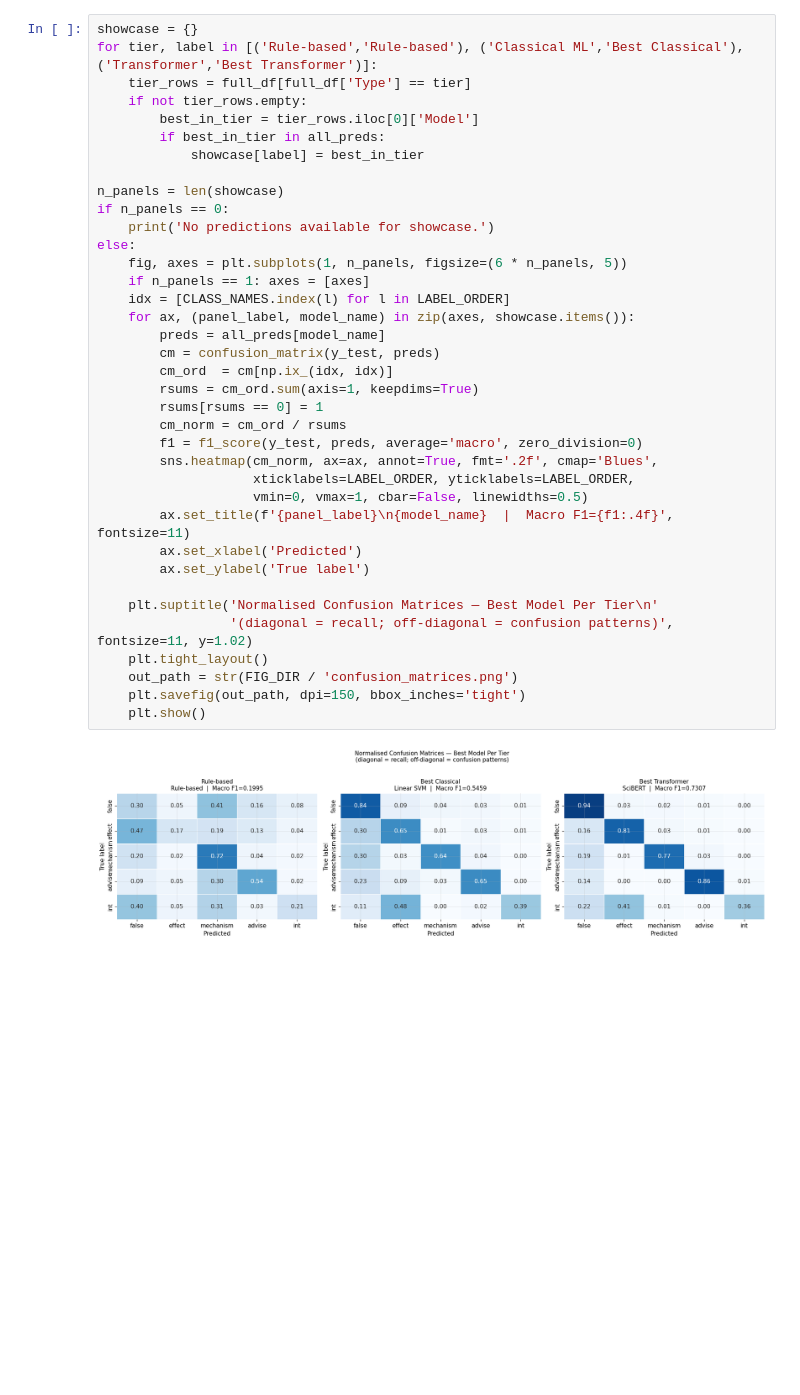
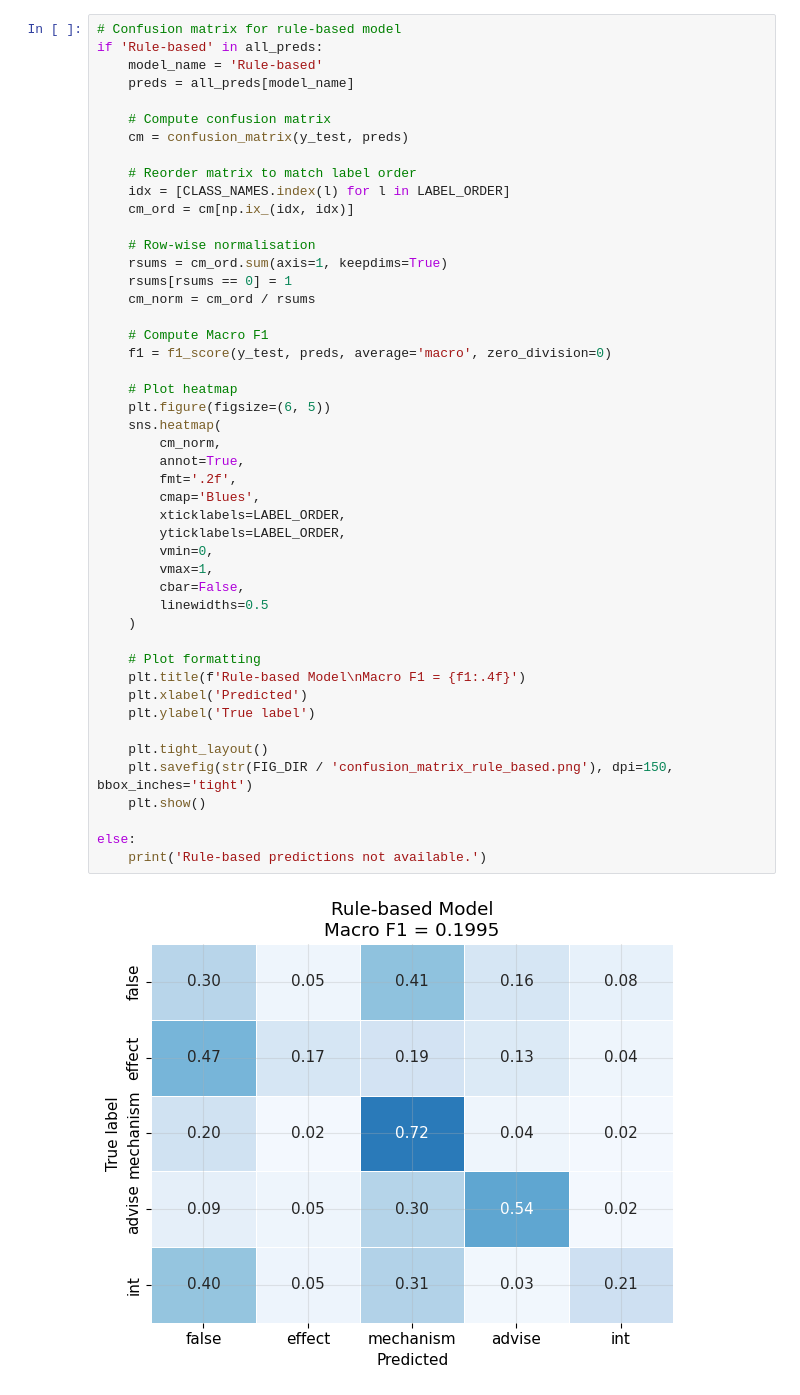
Before and after one commit to carinadesouza/drug_drug_interaction, a Jupyter notebook: notebooks/07_model_comparison.ipynb, the cells around one changed output. Saved outputs shown, nothing was run; the diff lists cells and outputs as text; blank space fills up the shorter version.

```diff
--- a/notebooks/07_model_comparison.ipynb
+++ b/notebooks/07_model_comparison.ipynb
@@ -534,39 +865,49 @@ The diagonal shows per-class recall; off-diagonal cells reveal confusion pattern
 # %%
-showcase = {}
-for tier, label in [('Rule-based','Rule-based'), ('Classical ML','Best Classical'), ('Transformer','Best Transformer')]:
-    tier_rows = full_df[full_df['Type'] == tier]
-    if not tier_rows.empty:
-        best_in_tier = tier_rows.iloc[0]['Model']
-        if best_in_tier in all_preds:
-            showcase[label] = best_in_tier
+# Confusion matrix for rule-based model
+if 'Rule-based' in all_preds:
+    model_name = 'Rule-based'
+    preds = all_preds[model_name]
 
-n_panels = len(showcase)
-if n_panels == 0:
-    print('No predictions available for showcase.')
+    # Compute confusion matrix
+    cm = confusion_matrix(y_test, preds)
+
+    # Reorder matrix to match label order
+    idx = [CLASS_NAMES.index(l) for l in LABEL_ORDER]
+    cm_ord = cm[np.ix_(idx, idx)]
+
+    # Row-wise normalisation
+    rsums = cm_ord.sum(axis=1, keepdims=True)
+    rsums[rsums == 0] = 1
+    cm_norm = cm_ord / rsums
+
+    # Compute Macro F1
+    f1 = f1_score(y_test, preds, average='macro', zero_division=0)
+
+    # Plot heatmap
+    plt.figure(figsize=(6, 5))
+    sns.heatmap(
+        cm_norm,
+        annot=True,
+        fmt='.2f',
+        cmap='Blues',
+        xticklabels=LABEL_ORDER,
+        yticklabels=LABEL_ORDER,
+        vmin=0,
+        vmax=1,
+        cbar=False,
+        linewidths=0.5
+    )
+
+    # Plot formatting
+    plt.title(f'Rule-based Model\nMacro F1 = {f1:.4f}')
+    plt.xlabel('Predicted')
+    plt.ylabel('True label')
+
+    plt.tight_layout()
+    plt.savefig(str(FIG_DIR / 'confusion_matrix_rule_based.png'), dpi=150, bbox_inches='tight')
+    plt.show()
+
 else:
-    fig, axes = plt.subplots(1, n_panels, figsize=(6 * n_panels, 5))
-    if n_panels == 1: axes = [axes]
-    idx = [CLASS_NAMES.index(l) for l in LABEL_ORDER]
-    for ax, (panel_label, model_name) in zip(axes, showcase.items()):
-        preds = all_preds[model_name]
-        cm = confusion_matrix(y_test, preds)
-        cm_ord  = cm[np.ix_(idx, idx)]
-        rsums = cm_ord.sum(axis=1, keepdims=True)
-        rsums[rsums == 0] = 1
-        cm_norm = cm_ord / rsums
-        f1 = f1_score(y_test, preds, average='macro', zero_division=0)
-        sns.heatmap(cm_norm, ax=ax, annot=True, fmt='.2f', cmap='Blues',
-                    xticklabels=LABEL_ORDER, yticklabels=LABEL_ORDER,
-                    vmin=0, vmax=1, cbar=False, linewidths=0.5)
-        ax.set_title(f'{panel_label}\n{model_name}  |  Macro F1={f1:.4f}', fontsize=11)
-        ax.set_xlabel('Predicted')
-        ax.set_ylabel('True label')
-
-    plt.suptitle('Normalised Confusion Matrices — Best Model Per Tier\n'
-                 '(diagonal = recall; off-diagonal = confusion patterns)', fontsize=11, y=1.02)
-    plt.tight_layout()
-    out_path = str(FIG_DIR / 'confusion_matrices.png')
-    plt.savefig(out_path, dpi=150, bbox_inches='tight')
-    plt.show()
+    print('Rule-based predictions not available.')
 # %% [output]
-[figure, old version]
+[figure, new version]
```
Also changed, not shown: parts of 31 cells of this notebook, 50 other files.
